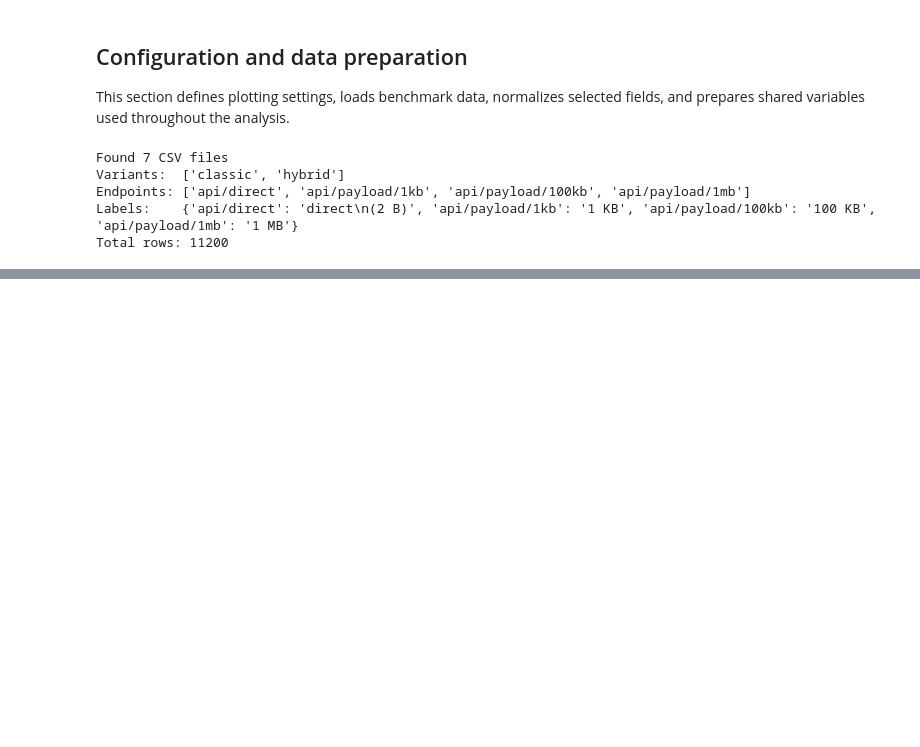
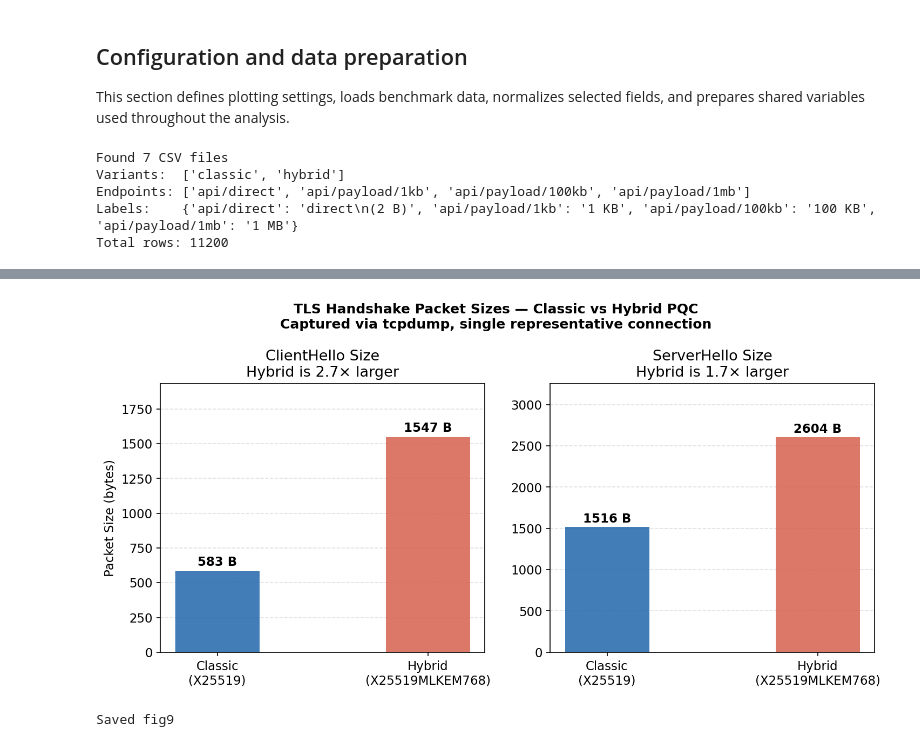
Before and after one commit to kokpenbek/pqc-tls-benchmark, a Jupyter notebook: benchmark/analysis.ipynb, the cells around one changed output, grey strips where cells are left out. Cells and saved outputs as stored; diff of their text form; code cells hidden in the pictures; blank space fills up the shorter version.

Commit message:
add cell for analyzing tls handshake packets

```diff
--- a/benchmark/analysis.ipynb
+++ b/benchmark/analysis.ipynb
@@ -83,0 +88,37 @@ Total rows: 11200
+# %%
+fig, axes = plt.subplots(1, 2, figsize=(10, 5))
+
+variants  = ['Classic\n(X25519)', 'Hybrid\n(X25519MLKEM768)']
+ch_sizes  = [583,  1547]
+sh_sizes  = [1516, 2604]
+
+for ax, sizes, title, ylabel in [
+    (axes[0], ch_sizes, 'ClientHello Size', 'Packet Size (bytes)'),
+    (axes[1], sh_sizes, 'ServerHello Size', ''),
+]:
+    colors = [CLASSIC_COLOR, HYBRID_COLOR]
+    bars = ax.bar(variants, sizes, color=colors, alpha=ALPHA, width=0.4)
+
+    for bar, val in zip(bars, sizes):
+        ax.text(bar.get_x() + bar.get_width() / 2,
+                bar.get_height() + 20,
+                f'{val} B', ha='center', va='bottom',
+                fontsize=11, fontweight='bold')
+
+    ratio = sizes[1] / sizes[0]
+    ax.set_title(f'{title}\nHybrid is {ratio:.1f}× larger')
+    ax.set_ylabel(ylabel)
+    ax.set_ylim(0, max(sizes) * 1.25)
+    ax.grid(axis='y', linestyle='--', alpha=0.4)
+    ax.set_axisbelow(True)
+
+fig.suptitle('TLS Handshake Packet Sizes — Classic vs Hybrid PQC\n'
+             'Captured via tcpdump, single representative connection',
+             fontsize=12, fontweight='bold')
+fig.tight_layout()
+fig.savefig(FIGURES_DIR / 'fig9_packet_sizes.pdf')
+plt.show()
+print('Saved fig9')
+# %% [output]
+[figure, added]
+Saved fig9
```
Also changed, not shown: parts of 1 cell of this notebook, 1 other file.
